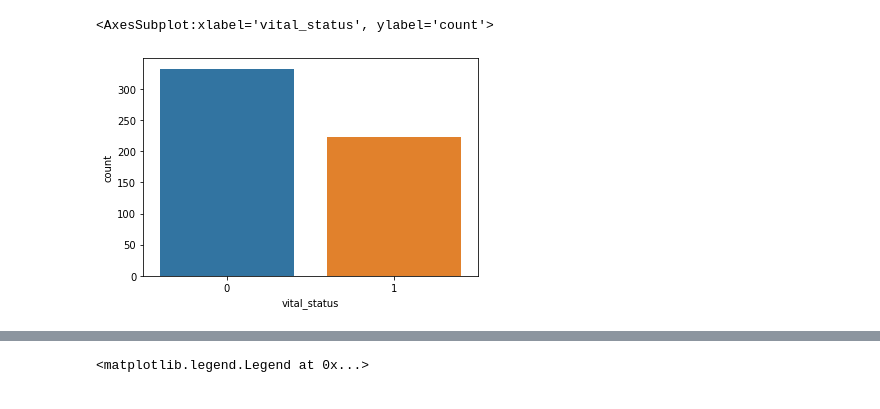
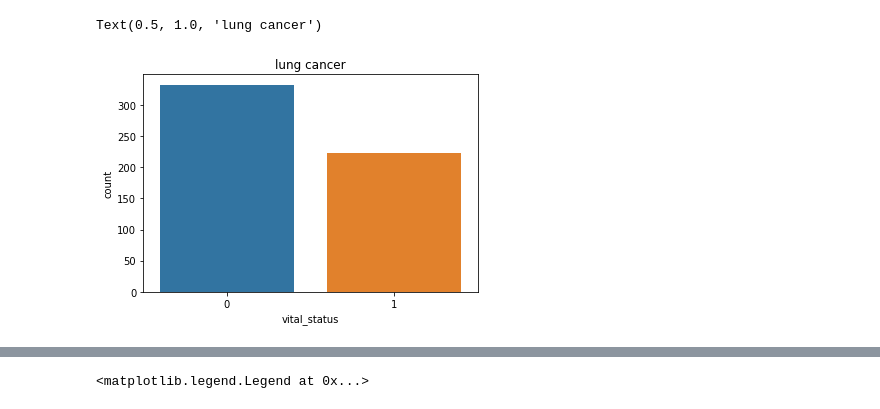
Before and after one commit to anaischossegros/research_project, a Jupyter notebook: src/Data_visualisation.ipynb, the cells around one changed output, grey strips where cells are left out. Saved outputs shown, nothing was run; the diff lists cells and outputs as text; code cells hidden in the pictures.

```diff
--- a/src/Data_visualisation.ipynb
+++ b/src/Data_visualisation.ipynb
@@ -22,7 +25,8 @@ x, ytime, yevent, age = load_data(data, dtype)
 # %%
 import matplotlib.pyplot as plt
 import seaborn as sns
 sns.countplot(x='vital_status', data=data)
+plt.title('lung cancer')
 # %% [output]
-<AxesSubplot:xlabel='vital_status', ylabel='count'>
+Text(0.5, 1.0, 'lung cancer')
-[figure, old version]
+[figure, new version]
```
Also changed, not shown: parts of 10 cells of this notebook, 10 other files.
